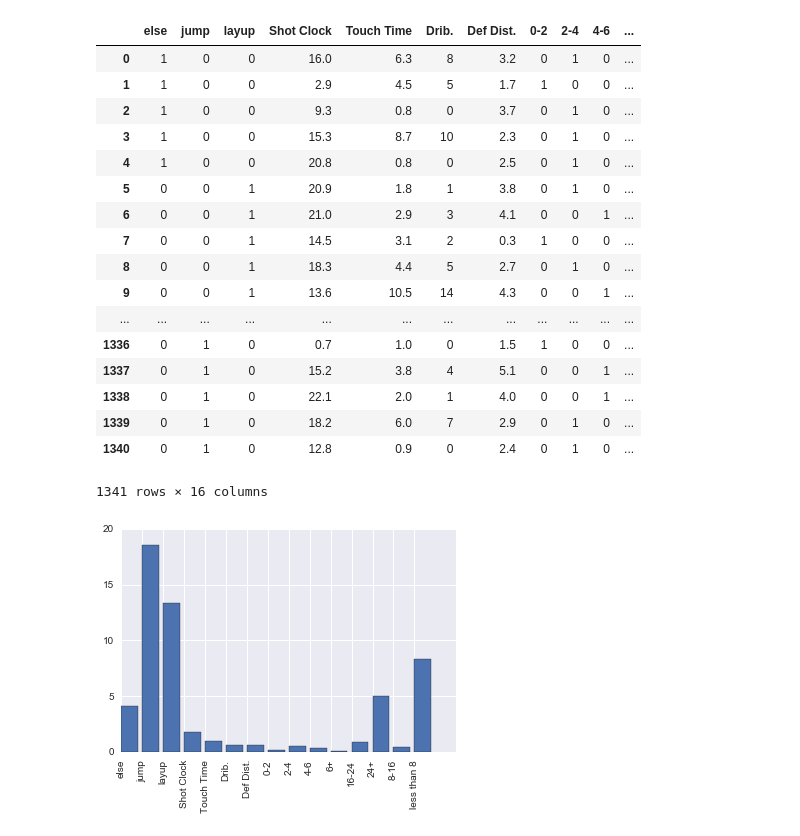
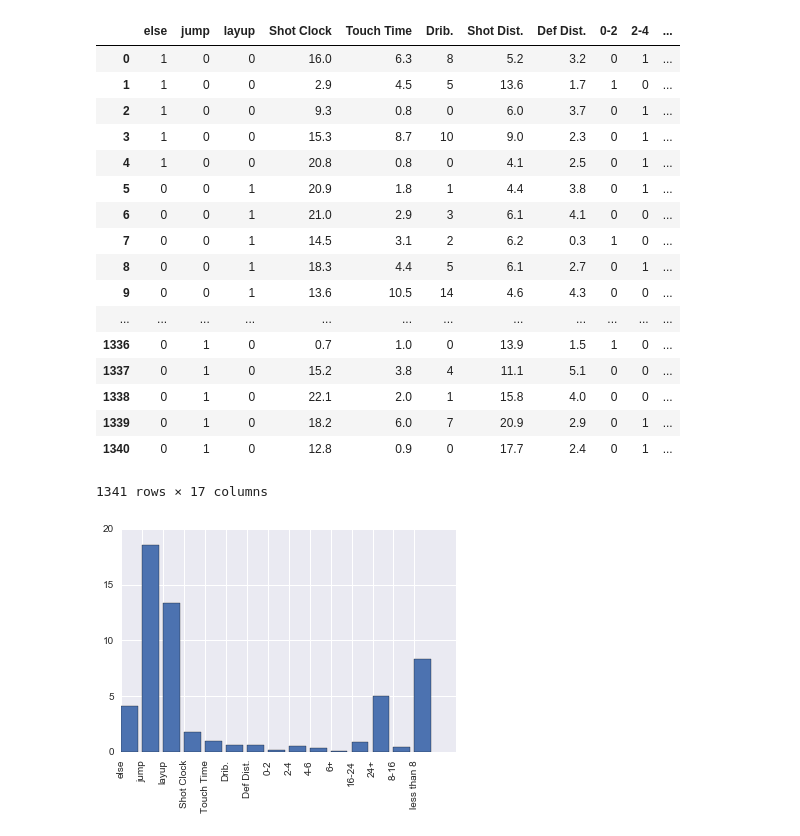
Before and after one commit to billmwong/FiveThirtyGreat, a Jupyter notebook: final_shot_predictor.ipynb, the cells around one changed output. Drawn from its saved outputs; the diff is of its cells as text; code cells hidden in the pictures.

```diff
--- a/final_shot_predictor.ipynb
+++ b/final_shot_predictor.ipynb
@@ -48,43 +48,44 @@ logistic = LogisticRegression()
 # %%
 def transform_web(data):
     data = data.copy()
     shot_type = pd.get_dummies(data["Shot Type"].apply(shot))
     data["Shot Dist."] = data["Shot Dist."].apply(lambda x : float(x.replace("ft.", "")))
     shot_clock = data["Shot Clock"].apply(lambda x: float(x))
     touch_time = data["Touch Time"].apply(lambda x: float(x))
     drib = data["Drib."].apply(lambda x: int(x))
     data["Def Dist."] = data["Def Dist."].apply(lambda x: float(x))
 
     def_dist_c = pd.get_dummies(data["Def Dist."].apply(def_dist))
 
 
     shot_dist_c = pd.get_dummies(data["Shot Dist."].apply(shot_dist))
 
-    con = [shot_type, shot_clock, touch_time, drib, data["Def Dist."],def_dist_c, shot_dist_c, (data["Made?"]=="Yes").astype(int)]
+    con = [shot_type, shot_clock, touch_time, drib, data["Shot Dist."],data["Def Dist."],def_dist_c,
+           shot_dist_c, (data["Made?"]=="Yes").astype(int)]
     new_shot_chart = pd.concat(con , axis=1)
     return new_shot_chart
 
 tt = transform_web(web_df)
 tt
 # %% [output]
-|  | else | jump | layup | Shot Clock | Touch Time | Drib. | Def Dist. | 0-2 | 2-4 | 4-6 | ... |
-| 0 | 1 | 0 | 0 | 16.0 | 6.3 | 8 | 3.2 | 0 | 1 | 0 | ... |
-| 1 | 1 | 0 | 0 | 2.9 | 4.5 | 5 | 1.7 | 1 | 0 | 0 | ... |
-| 2 | 1 | 0 | 0 | 9.3 | 0.8 | 0 | 3.7 | 0 | 1 | 0 | ... |
-| 3 | 1 | 0 | 0 | 15.3 | 8.7 | 10 | 2.3 | 0 | 1 | 0 | ... |
-| 4 | 1 | 0 | 0 | 20.8 | 0.8 | 0 | 2.5 | 0 | 1 | 0 | ... |
-| 5 | 0 | 0 | 1 | 20.9 | 1.8 | 1 | 3.8 | 0 | 1 | 0 | ... |
-| 6 | 0 | 0 | 1 | 21.0 | 2.9 | 3 | 4.1 | 0 | 0 | 1 | ... |
-| 7 | 0 | 0 | 1 | 14.5 | 3.1 | 2 | 0.3 | 1 | 0 | 0 | ... |
-| 8 | 0 | 0 | 1 | 18.3 | 4.4 | 5 | 2.7 | 0 | 1 | 0 | ... |
-| 9 | 0 | 0 | 1 | 13.6 | 10.5 | 14 | 4.3 | 0 | 0 | 1 | ... |
+|  | else | jump | layup | Shot Clock | Touch Time | Drib. | Shot Dist. | Def Dist. | 0-2 | 2-4 | ... |
+| 0 | 1 | 0 | 0 | 16.0 | 6.3 | 8 | 5.2 | 3.2 | 0 | 1 | ... |
+| 1 | 1 | 0 | 0 | 2.9 | 4.5 | 5 | 13.6 | 1.7 | 1 | 0 | ... |
+| 2 | 1 | 0 | 0 | 9.3 | 0.8 | 0 | 6.0 | 3.7 | 0 | 1 | ... |
+| 3 | 1 | 0 | 0 | 15.3 | 8.7 | 10 | 9.0 | 2.3 | 0 | 1 | ... |
+| 4 | 1 | 0 | 0 | 20.8 | 0.8 | 0 | 4.1 | 2.5 | 0 | 1 | ... |
+| 5 | 0 | 0 | 1 | 20.9 | 1.8 | 1 | 4.4 | 3.8 | 0 | 1 | ... |
+| 6 | 0 | 0 | 1 | 21.0 | 2.9 | 3 | 6.1 | 4.1 | 0 | 0 | ... |
+| 7 | 0 | 0 | 1 | 14.5 | 3.1 | 2 | 6.2 | 0.3 | 1 | 0 | ... |
+| 8 | 0 | 0 | 1 | 18.3 | 4.4 | 5 | 6.1 | 2.7 | 0 | 1 | ... |
+| 9 | 0 | 0 | 1 | 13.6 | 10.5 | 14 | 4.6 | 4.3 | 0 | 0 | ... |
 | ... | ... | ... | ... | ... | ... | ... | ... | ... | ... | ... | ... |
-| 1336 | 0 | 1 | 0 | 0.7 | 1.0 | 0 | 1.5 | 1 | 0 | 0 | ... |
-| 1337 | 0 | 1 | 0 | 15.2 | 3.8 | 4 | 5.1 | 0 | 0 | 1 | ... |
-| 1338 | 0 | 1 | 0 | 22.1 | 2.0 | 1 | 4.0 | 0 | 0 | 1 | ... |
-| 1339 | 0 | 1 | 0 | 18.2 | 6.0 | 7 | 2.9 | 0 | 1 | 0 | ... |
-| 1340 | 0 | 1 | 0 | 12.8 | 0.9 | 0 | 2.4 | 0 | 1 | 0 | ... |
+| 1336 | 0 | 1 | 0 | 0.7 | 1.0 | 0 | 13.9 | 1.5 | 1 | 0 | ... |
+| 1337 | 0 | 1 | 0 | 15.2 | 3.8 | 4 | 11.1 | 5.1 | 0 | 0 | ... |
+| 1338 | 0 | 1 | 0 | 22.1 | 2.0 | 1 | 15.8 | 4.0 | 0 | 0 | ... |
+| 1339 | 0 | 1 | 0 | 18.2 | 6.0 | 7 | 20.9 | 2.9 | 0 | 1 | ... |
+| 1340 | 0 | 1 | 0 | 12.8 | 0.9 | 0 | 17.7 | 2.4 | 0 | 1 | ... |
-1341 rows × 16 columns
+1341 rows × 17 columns
 # %%
 from sklearn.feature_selection import SelectKBest, f_classif
 import numpy as np
```
Also changed, not shown: parts of 10 cells of this notebook, 3 other files.
